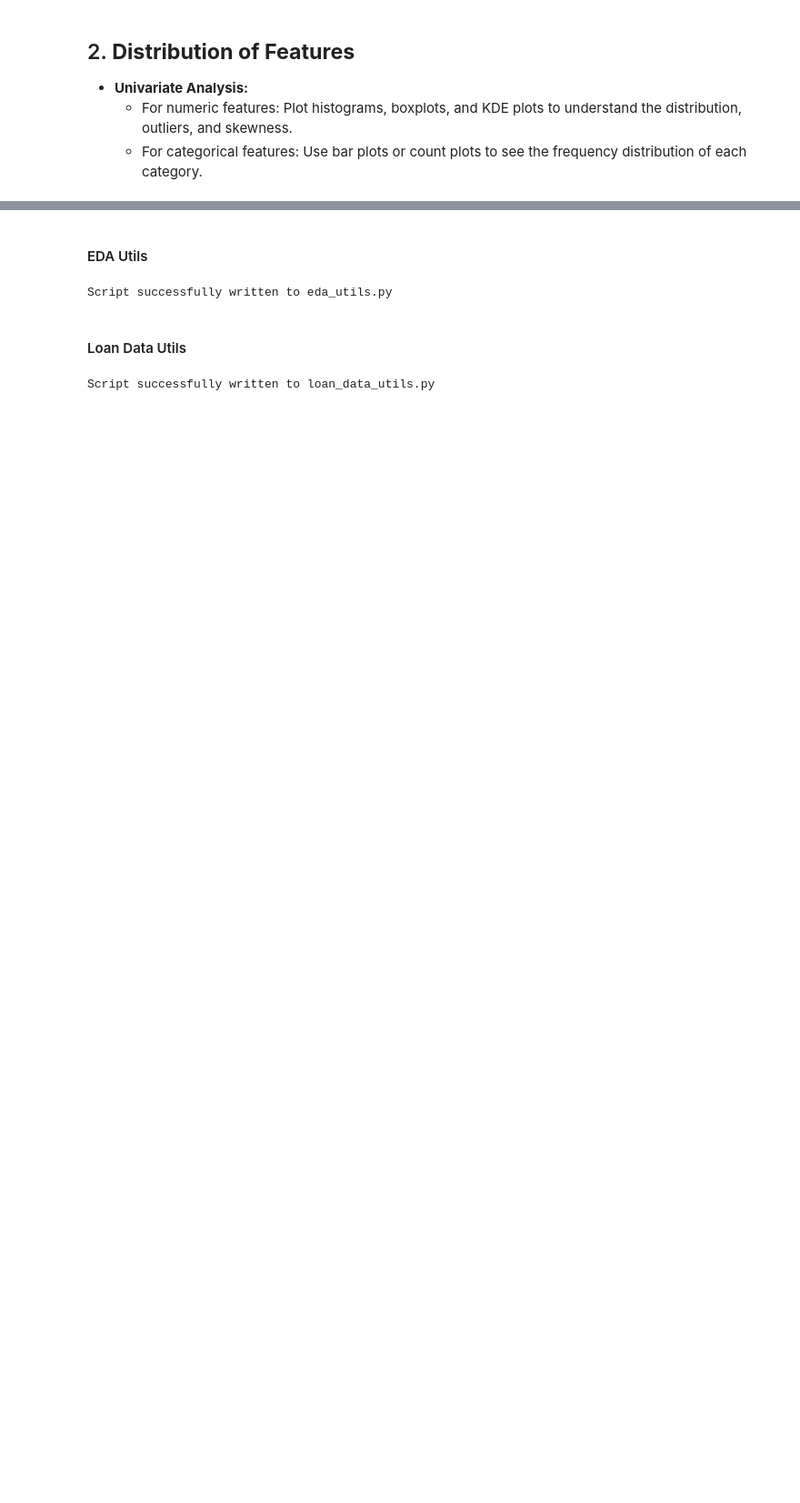
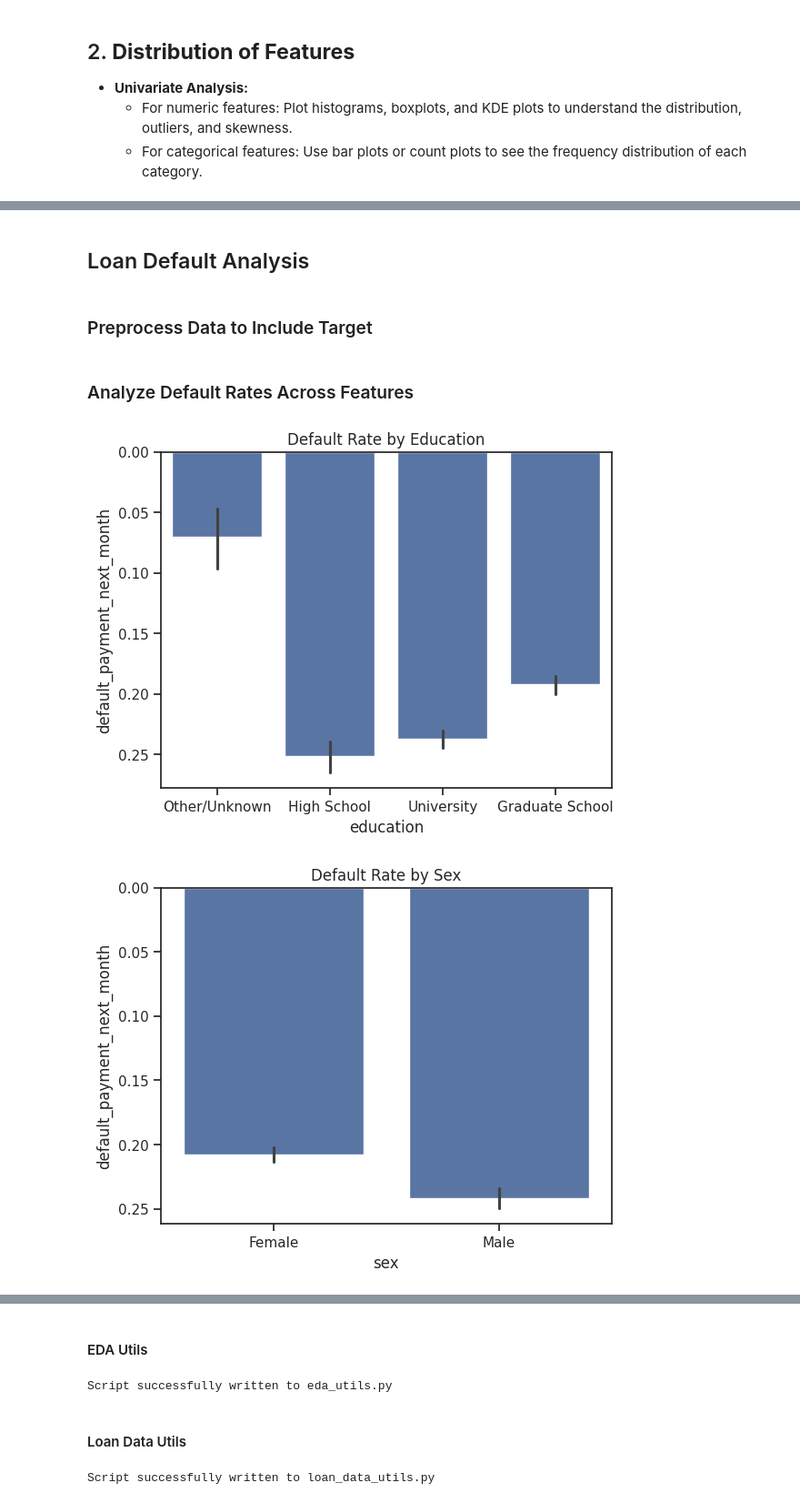
Before and after one commit to micah-shull/ML_Classification_Loan_Defaults, a Jupyter notebook: loan_defaults_002_eda_outliers.ipynb, the cells around one changed output, grey strips where cells are left out. Shown at 91% size. Cells and saved outputs as stored; diff of their text form; code cells hidden in the pictures; blank space fills up the shorter version.

```diff
--- a/loan_defaults_002_eda_outliers.ipynb
+++ b/loan_defaults_002_eda_outliers.ipynb
@@ -477,0 +399,14 @@ X = handle_outliers(X)
+# %% [markdown]
+## Loan Default Analysis
+# %% [markdown]
+### Preprocess Data to Include Target
+# %% [markdown]
+### Analyze Default Rates Across Features
+# %%
+for col in ['education', 'sex', 'marriage']:
+    sns.barplot(x=col, y='default_payment_next_month', data=df, estimator=lambda x: sum(x)/len(x))
+    plt.title(f'Default Rate by {col.capitalize()}')
+    plt.show()
+# %% [output]
+[figure, added]
+[figure, added]
```
Also changed, not shown: parts of 28 cells of this notebook.
